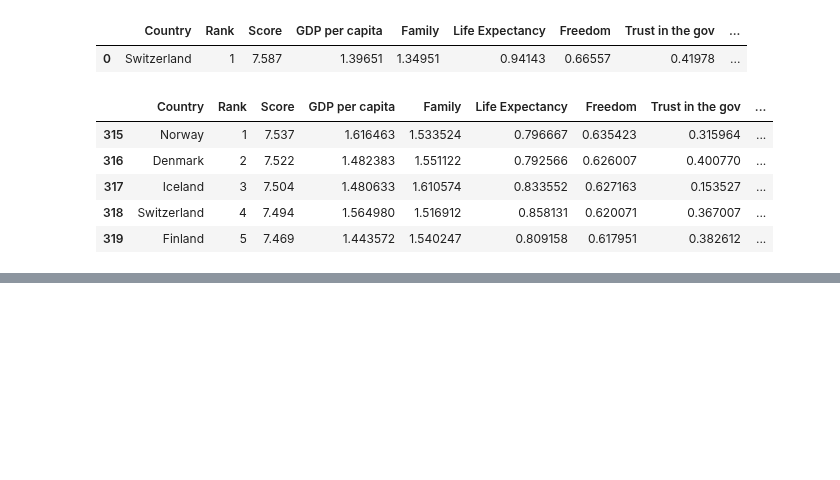
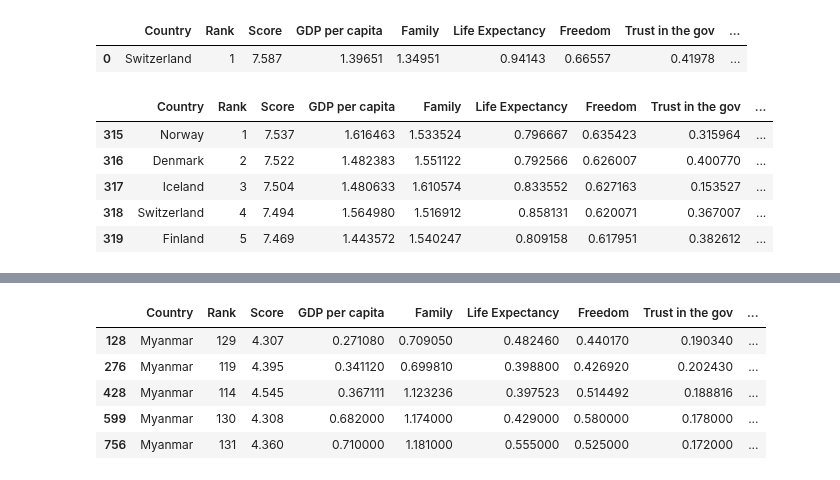
Before and after one commit to S3tuit/jup_lab, a Jupyter notebook: happiness.ipynb, the cells around one changed output, grey strips where cells are left out. Drawn from its saved outputs; the diff is of its cells as text; code cells hidden in the pictures; blank space fills up the shorter version.

```diff
--- a/happiness.ipynb
+++ b/happiness.ipynb
@@ -365,0 +447,25 @@ fig.show()
+# %%
+df['Economy strength'] = 0.0
+
+for i in list(df['Year'].unique()):
+    maxy = df.loc[df['Year']==i, 'GDP per capita'].max()
+    miny = df.loc[df['Year']==i, 'GDP per capita'].min()
+
+    df.loc[df['Year']==i, 'Economy strength'] = (df.loc[df['Year']==i, 'GDP per capita'] - miny) / (maxy - miny)
+# %%
+df['Generosity 10'] = 0.0
+
+for i in list(df['Year'].unique()):
+    maxy = df.loc[df['Year']==i, 'Generosity'].max()
+    miny = df.loc[df['Year']==i, 'Generosity'].min()
+
+    df.loc[df['Year']==i, 'Generosity 10'] = (df.loc[df['Year']==i, 'Generosity'] - miny) / (maxy - miny)
+# %%
+df.loc[df['Generosity 10'] == 1, :]
+# %% [output]
+|  | Country | Rank | Score | GDP per capita | Family | Life Expectancy | Freedom | Trust in the gov | ... |
+| 128 | Myanmar | 129 | 4.307 | 0.271080 | 0.709050 | 0.482460 | 0.440170 | 0.190340 | ... |
+| 276 | Myanmar | 119 | 4.395 | 0.341120 | 0.699810 | 0.398800 | 0.426920 | 0.202430 | ... |
+| 428 | Myanmar | 114 | 4.545 | 0.367111 | 1.123236 | 0.397523 | 0.514492 | 0.188816 | ... |
+| 599 | Myanmar | 130 | 4.308 | 0.682000 | 1.174000 | 0.429000 | 0.580000 | 0.178000 | ... |
+| 756 | Myanmar | 131 | 4.360 | 0.710000 | 1.181000 | 0.555000 | 0.525000 | 0.172000 | ... |
```
Also changed, not shown: parts of 15 cells of this notebook.
